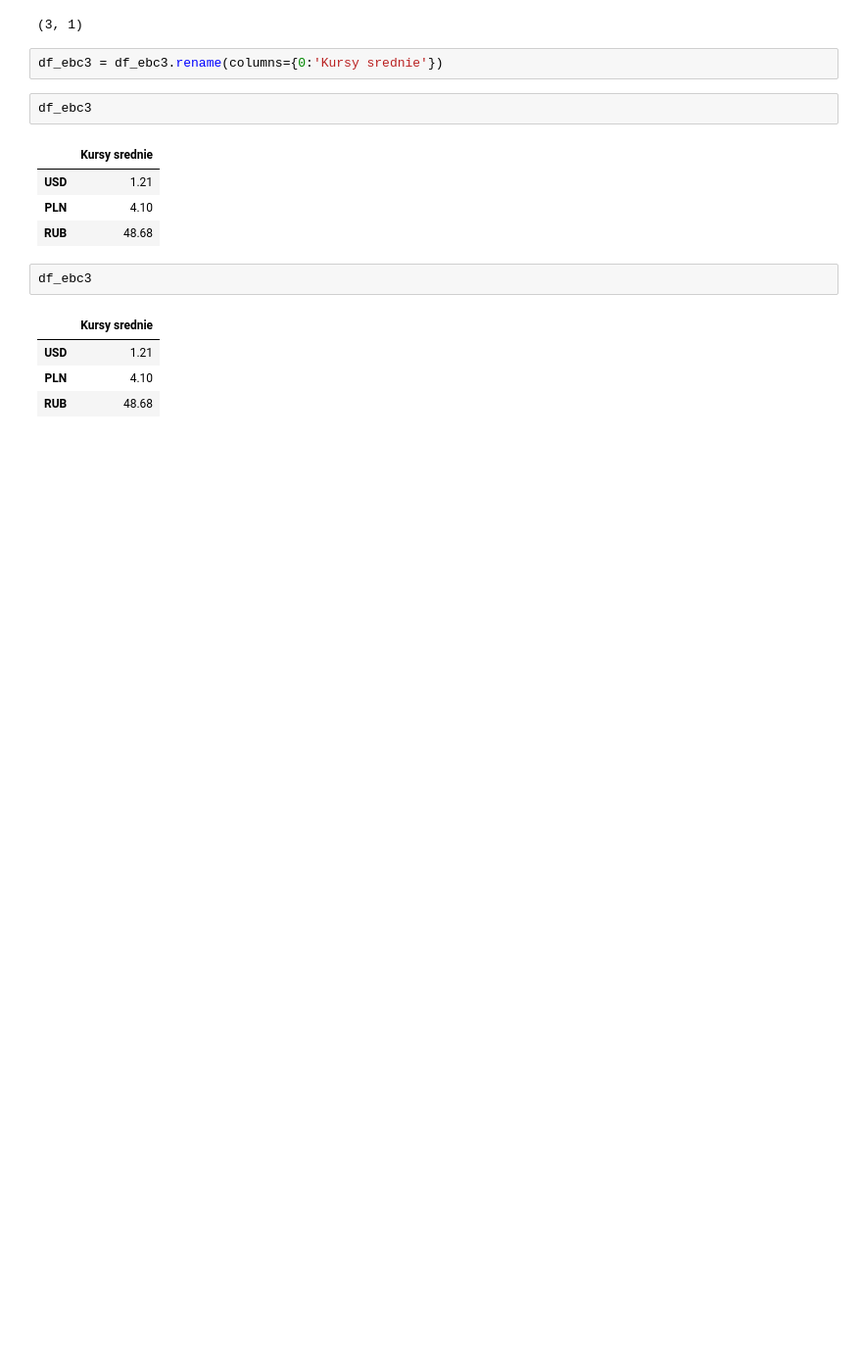
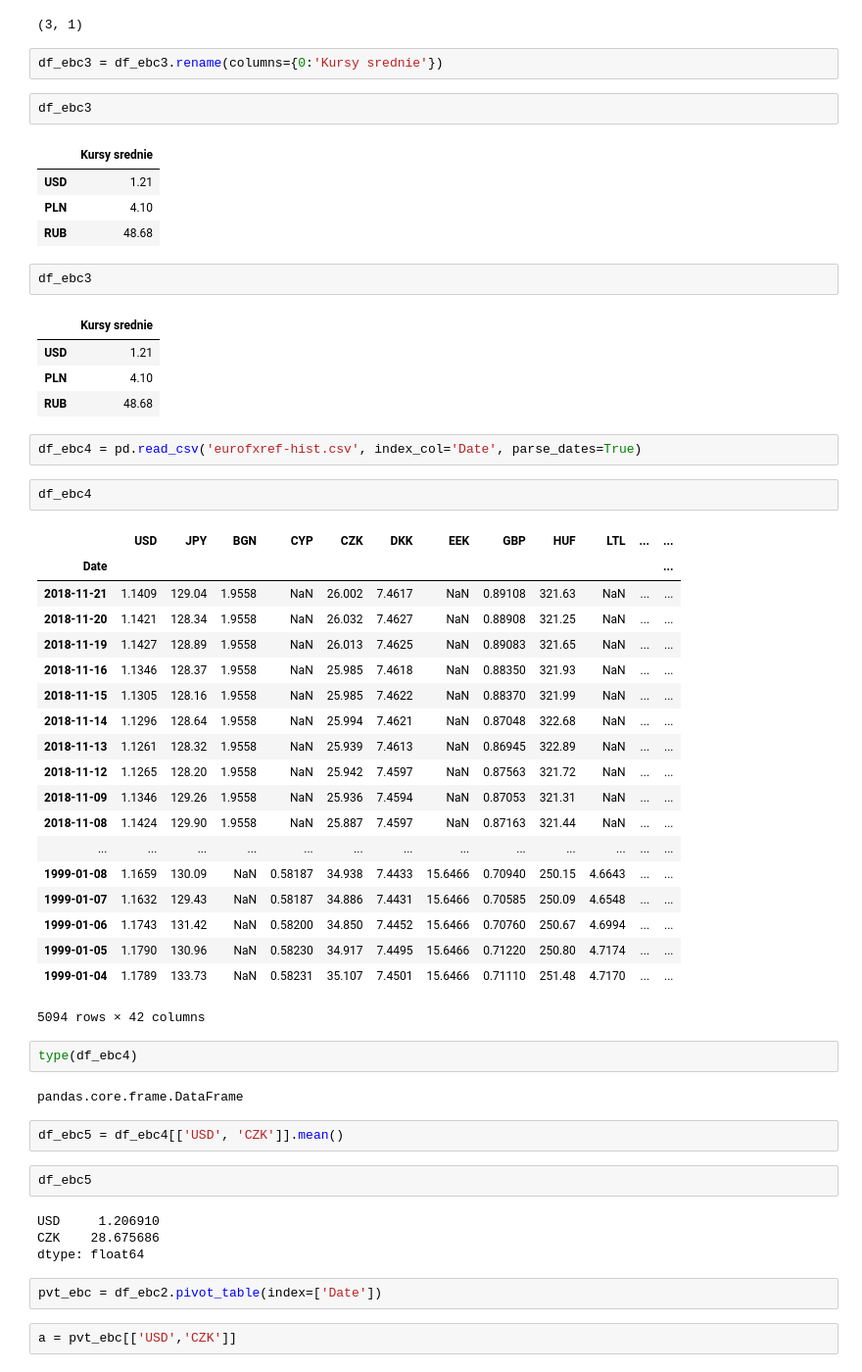
Before and after one commit to LuksPiat/sades_181118, a Jupyter notebook: Pandas_Zadania_z_sages_171118.ipynb, the cells around one changed output. Shown: that part at 98% size. Cells and saved outputs as stored; diff of their text form; blank space fills up the shorter version.

```diff
--- a/Pandas_Zadania_z_sages_171118.ipynb
+++ b/Pandas_Zadania_z_sages_171118.ipynb
@@ -312,3 +312,43 @@ df_ebc3
 | USD | 1.21 |
 | PLN | 4.10 |
 | RUB | 48.68 |
+# %%
+df_ebc4 = pd.read_csv('eurofxref-hist.csv', index_col='Date', parse_dates=True)
+# %%
+df_ebc4
+# %% [output]
+|  | USD | JPY | BGN | CYP | CZK | DKK | EEK | GBP | HUF | LTL | ... | ... |
+| Date |  |  |  |  |  |  |  |  |  |  |  | ... |
+| 2018-11-21 | 1.1409 | 129.04 | 1.9558 | NaN | 26.002 | 7.4617 | NaN | 0.89108 | 321.63 | NaN | ... | ... |
+| 2018-11-20 | 1.1421 | 128.34 | 1.9558 | NaN | 26.032 | 7.4627 | NaN | 0.88908 | 321.25 | NaN | ... | ... |
+| 2018-11-19 | 1.1427 | 128.89 | 1.9558 | NaN | 26.013 | 7.4625 | NaN | 0.89083 | 321.65 | NaN | ... | ... |
+| 2018-11-16 | 1.1346 | 128.37 | 1.9558 | NaN | 25.985 | 7.4618 | NaN | 0.88350 | 321.93 | NaN | ... | ... |
+| 2018-11-15 | 1.1305 | 128.16 | 1.9558 | NaN | 25.985 | 7.4622 | NaN | 0.88370 | 321.99 | NaN | ... | ... |
+| 2018-11-14 | 1.1296 | 128.64 | 1.9558 | NaN | 25.994 | 7.4621 | NaN | 0.87048 | 322.68 | NaN | ... | ... |
+| 2018-11-13 | 1.1261 | 128.32 | 1.9558 | NaN | 25.939 | 7.4613 | NaN | 0.86945 | 322.89 | NaN | ... | ... |
+| 2018-11-12 | 1.1265 | 128.20 | 1.9558 | NaN | 25.942 | 7.4597 | NaN | 0.87563 | 321.72 | NaN | ... | ... |
+| 2018-11-09 | 1.1346 | 129.26 | 1.9558 | NaN | 25.936 | 7.4594 | NaN | 0.87053 | 321.31 | NaN | ... | ... |
+| 2018-11-08 | 1.1424 | 129.90 | 1.9558 | NaN | 25.887 | 7.4597 | NaN | 0.87163 | 321.44 | NaN | ... | ... |
+| ... | ... | ... | ... | ... | ... | ... | ... | ... | ... | ... | ... | ... |
+| 1999-01-08 | 1.1659 | 130.09 | NaN | 0.58187 | 34.938 | 7.4433 | 15.6466 | 0.70940 | 250.15 | 4.6643 | ... | ... |
+| 1999-01-07 | 1.1632 | 129.43 | NaN | 0.58187 | 34.886 | 7.4431 | 15.6466 | 0.70585 | 250.09 | 4.6548 | ... | ... |
+| 1999-01-06 | 1.1743 | 131.42 | NaN | 0.58200 | 34.850 | 7.4452 | 15.6466 | 0.70760 | 250.67 | 4.6994 | ... | ... |
+| 1999-01-05 | 1.1790 | 130.96 | NaN | 0.58230 | 34.917 | 7.4495 | 15.6466 | 0.71220 | 250.80 | 4.7174 | ... | ... |
+| 1999-01-04 | 1.1789 | 133.73 | NaN | 0.58231 | 35.107 | 7.4501 | 15.6466 | 0.71110 | 251.48 | 4.7170 | ... | ... |
+5094 rows × 42 columns
+# %%
+type(df_ebc4)
+# %% [output]
+pandas.core.frame.DataFrame
+# %%
+df_ebc5 = df_ebc4[['USD', 'CZK']].mean()
+# %%
+df_ebc5
+# %% [output]
+USD     1.206910
+CZK    28.675686
+dtype: float64
+# %%
+pvt_ebc = df_ebc2.pivot_table(index=['Date'])
+# %%
+a = pvt_ebc[['USD','CZK']]
```
Also changed, not shown: parts of 6 cells of this notebook.
